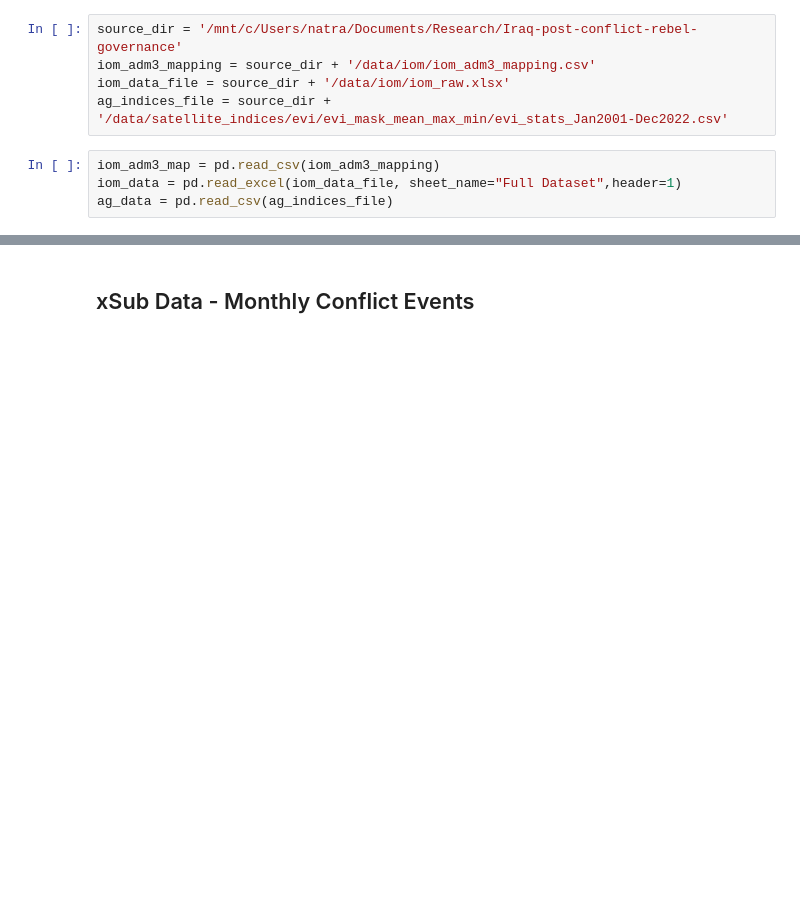
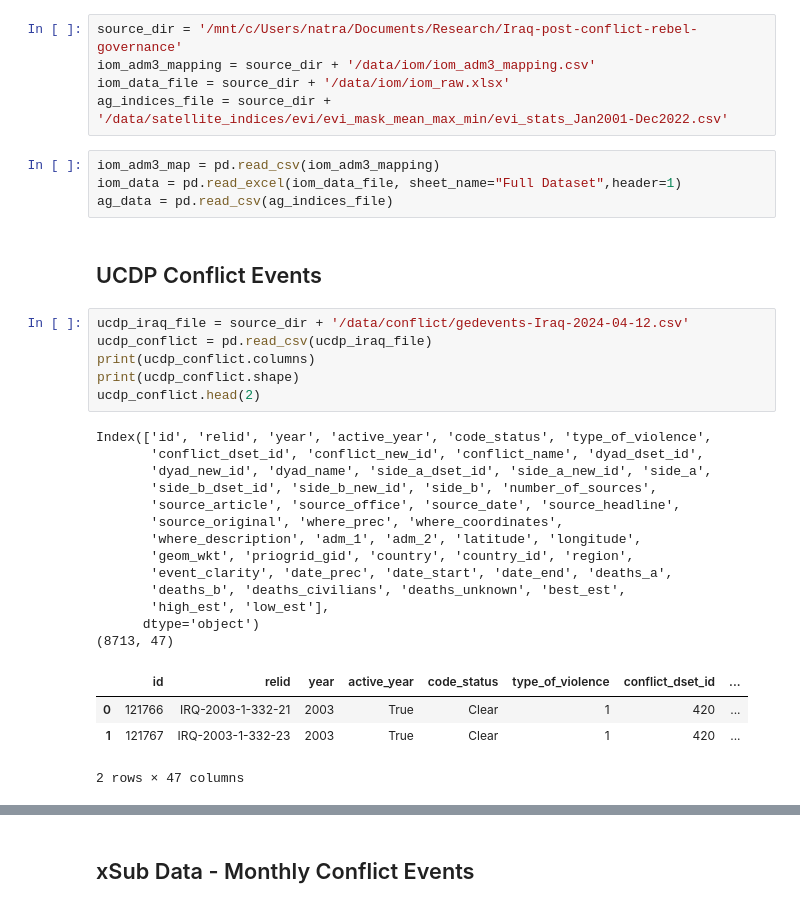
Before and after one commit to natalie-ayers/Iraq-post-conflict-rebel-governance, a Jupyter notebook: process_conflict_geoepr_data.ipynb, the cells around one changed output, grey strips where cells are left out. Cells and saved outputs as stored; diff of their text form; blank space fills up the shorter version.

```diff
--- a/process_conflict_geoepr_data.ipynb
+++ b/process_conflict_geoepr_data.ipynb
@@ -18,3 +18,29 @@ ag_indices_file = source_dir + '/data/satellite_indices/evi/evi_mask_mean_max_mi
 iom_adm3_map = pd.read_csv(iom_adm3_mapping)
 iom_data = pd.read_excel(iom_data_file, sheet_name="Full Dataset",header=1)
 ag_data = pd.read_csv(ag_indices_file)
+# %% [markdown]
+## UCDP Conflict Events
+# %%
+ucdp_iraq_file = source_dir + '/data/conflict/gedevents-Iraq-2024-04-12.csv'
+ucdp_conflict = pd.read_csv(ucdp_iraq_file)
+print(ucdp_conflict.columns)
+print(ucdp_conflict.shape)
+ucdp_conflict.head(2)
+# %% [output]
+Index(['id', 'relid', 'year', 'active_year', 'code_status', 'type_of_violence',
+       'conflict_dset_id', 'conflict_new_id', 'conflict_name', 'dyad_dset_id',
+       'dyad_new_id', 'dyad_name', 'side_a_dset_id', 'side_a_new_id', 'side_a',
+       'side_b_dset_id', 'side_b_new_id', 'side_b', 'number_of_sources',
+       'source_article', 'source_office', 'source_date', 'source_headline',
+       'source_original', 'where_prec', 'where_coordinates',
+       'where_description', 'adm_1', 'adm_2', 'latitude', 'longitude',
+       'geom_wkt', 'priogrid_gid', 'country', 'country_id', 'region',
+       'event_clarity', 'date_prec', 'date_start', 'date_end', 'deaths_a',
+       'deaths_b', 'deaths_civilians', 'deaths_unknown', 'best_est',
+       'high_est', 'low_est'],
+      dtype='object')
+(8713, 47)
+|  | id | relid | year | active_year | code_status | type_of_violence | conflict_dset_id | ... |
+| 0 | 121766 | IRQ-2003-1-332-21 | 2003 | True | Clear | 1 | 420 | ... |
+| 1 | 121767 | IRQ-2003-1-332-23 | 2003 | True | Clear | 1 | 420 | ... |
+2 rows × 47 columns
```
Also changed, not shown: parts of 12 cells of this notebook, 14 other files.
